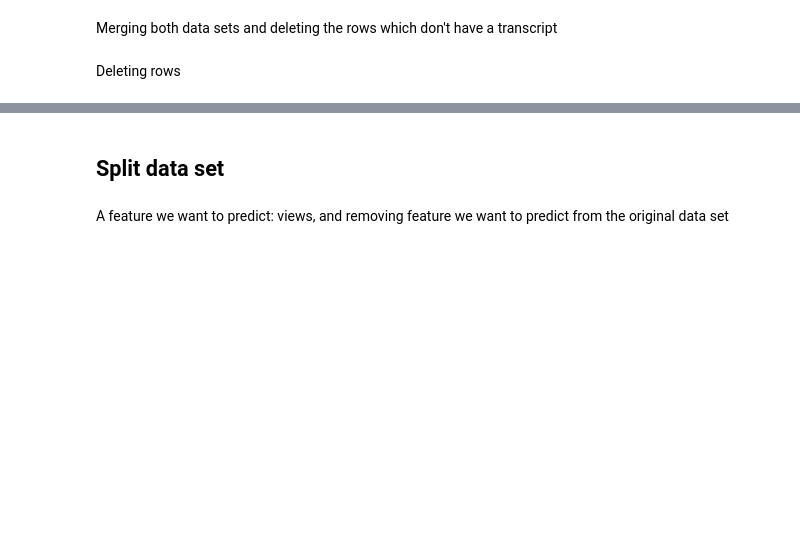
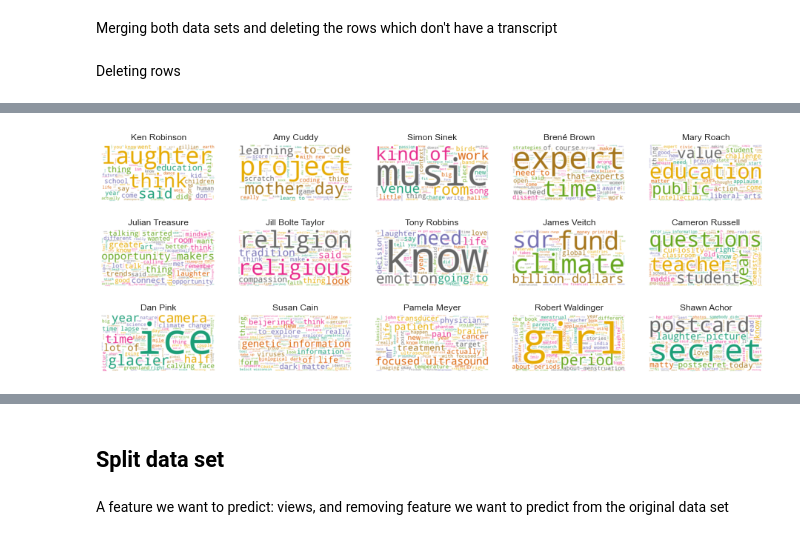
Before and after one commit to Avisikta-Majumdar/TedTalksAnalysis, a Jupyter notebook: Main.ipynb, the cells around one changed output, grey strips where cells are left out. Cells and saved outputs as stored; diff of their text form; code cells hidden in the pictures; blank space fills up the shorter version.

Commit message:
Update Main.ipynb
Added NLP and graphs from Abduls code

```diff
--- a/Main.ipynb
+++ b/Main.ipynb
@@ -119,0 +124,8 @@ df_ted_talks.head()
+# %%
+words = []
+for speech in data.columns:
+    top = [word for (word, count) in top_dict[speech]]
+    for t in top:
+        words.append(t)
+
+len(words)
@@ -119,0 +154,34 @@ df_ted_talks.head()
+# %%
+add_stop_words = [word for word, count in Counter(words).most_common() if count > 6]
+# %%
+stop_words = text.ENGLISH_STOP_WORDS.union(add_stop_words)
+
+cv = CountVectorizer(stop_words=stop_words)
+data_cv = cv.fit_transform(data_clean.transcript)
+data_stop = pd.DataFrame(data_cv.toarray(), columns =cv.get_feature_names())
+data_stop.index = data_clean.index
+# %%
+# Let's make some word clouds!
+# Terminal / Anaconda Prompt: conda install -c conda-forge wordcloud
+
+wc = WordCloud(stopwords=stop_words, background_color="white", colormap="Dark2",
+               max_font_size=150, random_state=42)
+# %%
+# Reset the output dimensions
+plt.rcParams['figure.figsize'] = [16, 6]
+
+full_names =['Ken Robinson','Amy Cuddy','Simon Sinek', 'Brené Brown', 'Mary Roach','Julian Treasure','Jill Bolte Taylor',
+             'Tony Robbins','James Veitch','Cameron Russell','Dan Pink','Susan Cain','Pamela Meyer','Robert Waldinger','Shawn Achor']
+
+# Create subplots for each speaker
+for index, speech in enumerate(data.columns):
+    wc.generate(data_clean.transcript[speech])
+
+    plt.subplot(3, 5, index+1)
+    plt.imshow(wc, interpolation="bilinear")
+    plt.axis("off")
+    plt.title(full_names[index])
+
+plt.show()
+# %% [output]
+[figure, added]
```
Also changed, not shown: parts of 25 cells of this notebook.
